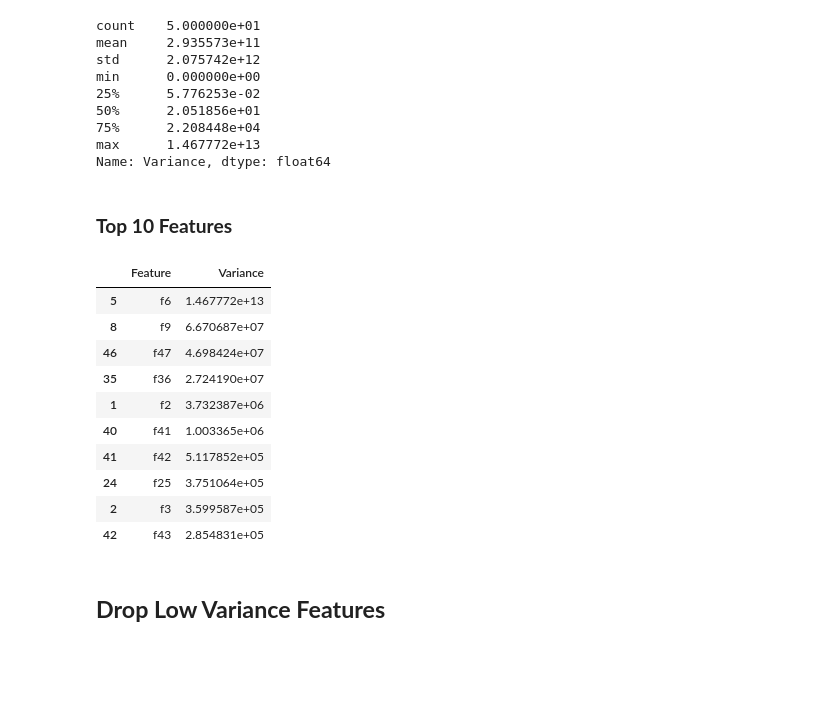
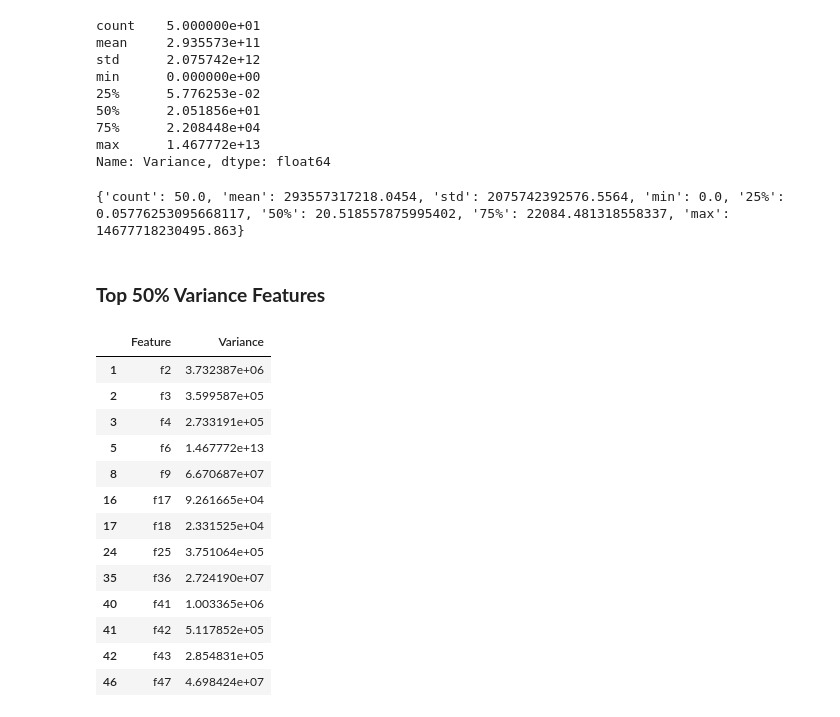
Before and after one commit to akshayyewle/Machine-Learning, a Jupyter notebook: 18 Oil Spill Detection/Python Notebook.ipynb, the cells around one changed output. Cells and saved outputs as stored; diff of their text form; code cells hidden in the pictures; blank space fills up the shorter version.

```diff
--- a/18 Oil Spill Detection/Python Notebook.ipynb
+++ b/18 Oil Spill Detection/Python Notebook.ipynb
@@ -206,21 +277,28 @@ min      0.000000e+00
 75%      2.208448e+04
 max      1.467772e+13
 Name: Variance, dtype: float64
+# %%
+df_Feature_Var_Summary_Dict = df_Feature_Var['Variance'].describe().to_dict()
+print(df_Feature_Var_Summary_Dict)
+# %% [output]
+{'count': 50.0, 'mean': 293557317218.0454, 'std': 2075742392576.5564, 'min': 0.0, '25%': 0.05776253095668117, '50%': 20.518557875995402, '75%': 22084.481318558337, 'max': 14677718230495.863}
 # %% [markdown]
-### **Top 10 Features**
+### **Top 50% Variance Features**
-# %%
-df_Feature_Var.sort_values(by='Variance', ascending=False).head(10)
-# %% [output]
-|  | Feature | Variance |
-| 5 | f6 | 1.467772e+13 |
-| 8 | f9 | 6.670687e+07 |
-| 46 | f47 | 4.698424e+07 |
-| 35 | f36 | 2.724190e+07 |
-| 1 | f2 | 3.732387e+06 |
-| 40 | f41 | 1.003365e+06 |
-| 41 | f42 | 5.117852e+05 |
-| 24 | f25 | 3.751064e+05 |
-| 2 | f3 | 3.599587e+05 |
-| 42 | f43 | 2.854831e+05 |
-# %% [markdown]
-## **Drop Low Variance Features**
+# %%
+df_Feature_Var_Top = df_Feature_Var[df_Feature_Var['Variance']>df_Feature_Var_Summary_Dict['75%']]
+df_Feature_Var_Top
+# %% [output]
+|  | Feature | Variance |
+| 1 | f2 | 3.732387e+06 |
+| 2 | f3 | 3.599587e+05 |
+| 3 | f4 | 2.733191e+05 |
+| 5 | f6 | 1.467772e+13 |
+| 8 | f9 | 6.670687e+07 |
+| 16 | f17 | 9.261665e+04 |
+| 17 | f18 | 2.331525e+04 |
+| 24 | f25 | 3.751064e+05 |
+| 35 | f36 | 2.724190e+07 |
+| 40 | f41 | 1.003365e+06 |
+| 41 | f42 | 5.117852e+05 |
+| 42 | f43 | 2.854831e+05 |
+| 46 | f47 | 4.698424e+07 |
```
Also changed, not shown: parts of 16 cells of this notebook.
